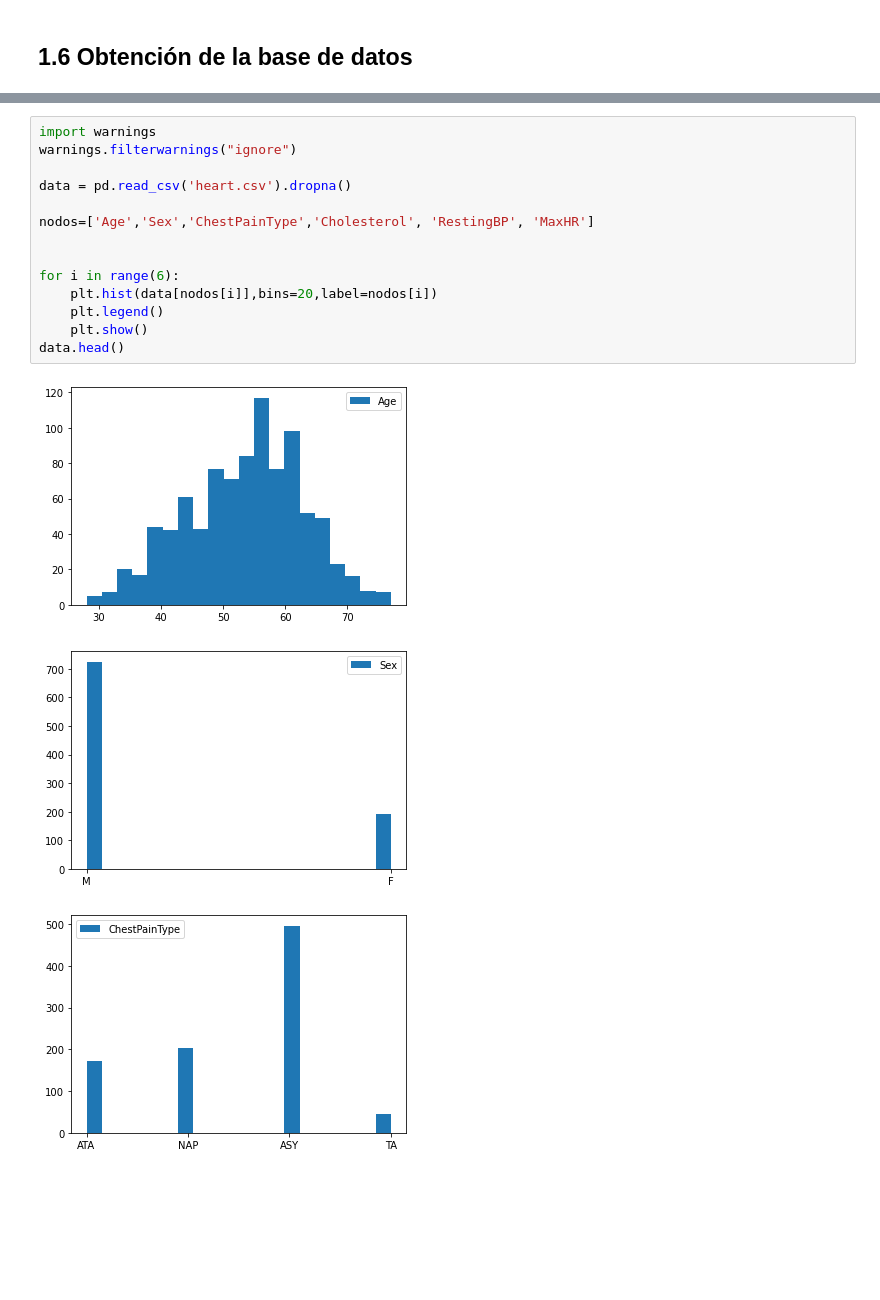
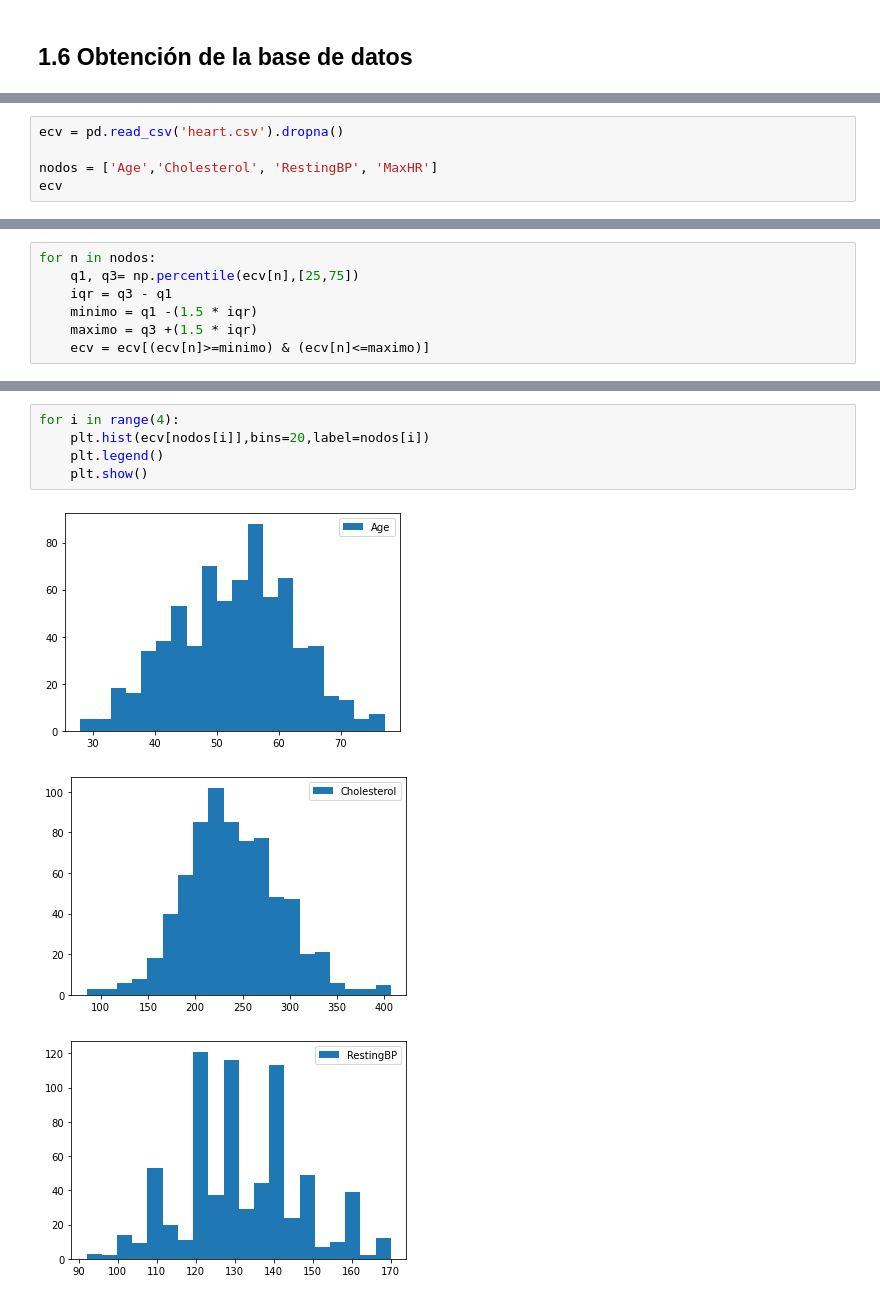
Before and after one commit to if729930/ProyectoM1_GonzalezX_MezaE_RicoA, a Jupyter notebook: ProyectoModulo1_GonzalezX_MezaE_RicoA.ipynb, the cells around one changed output, grey strips where cells are left out. Drawn from its saved outputs; the diff is of its cells as text; blank space fills up the shorter version.

```diff
--- a/ProyectoModulo1_GonzalezX_MezaE_RicoA.ipynb
+++ b/ProyectoModulo1_GonzalezX_MezaE_RicoA.ipynb
@@ -87,0 +90,5 @@ from sklearn.model_selection import GridSearchCV
+# %%
+ecv = pd.read_csv('heart.csv').dropna()
+
+nodos = ['Age','Cholesterol', 'RestingBP', 'MaxHR']
+ecv
@@ -87,0 +109,7 @@ from sklearn.model_selection import GridSearchCV
+# %%
+for n in nodos:
+    q1, q3= np.percentile(ecv[n],[25,75])
+    iqr = q3 - q1
+    minimo = q1 -(1.5 * iqr)
+    maximo = q3 +(1.5 * iqr)
+    ecv = ecv[(ecv[n]>=minimo) & (ecv[n]<=maximo)]
@@ -88,18 +136,9 @@ from sklearn.model_selection import GridSearchCV
 # %%
-import warnings
-warnings.filterwarnings("ignore")
-
-data = pd.read_csv('heart.csv').dropna()
-
-nodos=['Age','Sex','ChestPainType','Cholesterol', 'RestingBP', 'MaxHR']
-
-
-for i in range(6):
-    plt.hist(data[nodos[i]],bins=20,label=nodos[i])
+for i in range(4):
+    plt.hist(ecv[nodos[i]],bins=20,label=nodos[i])
     plt.legend()
     plt.show()
-data.head()
 # %% [output]
-[figure, old version]
+[figure, new version]
-[figure, old version]
+[figure, new version]
-[figure, old version]
+[figure, new version]
```
Also changed, not shown: parts of 17 cells of this notebook, 4 other files.
